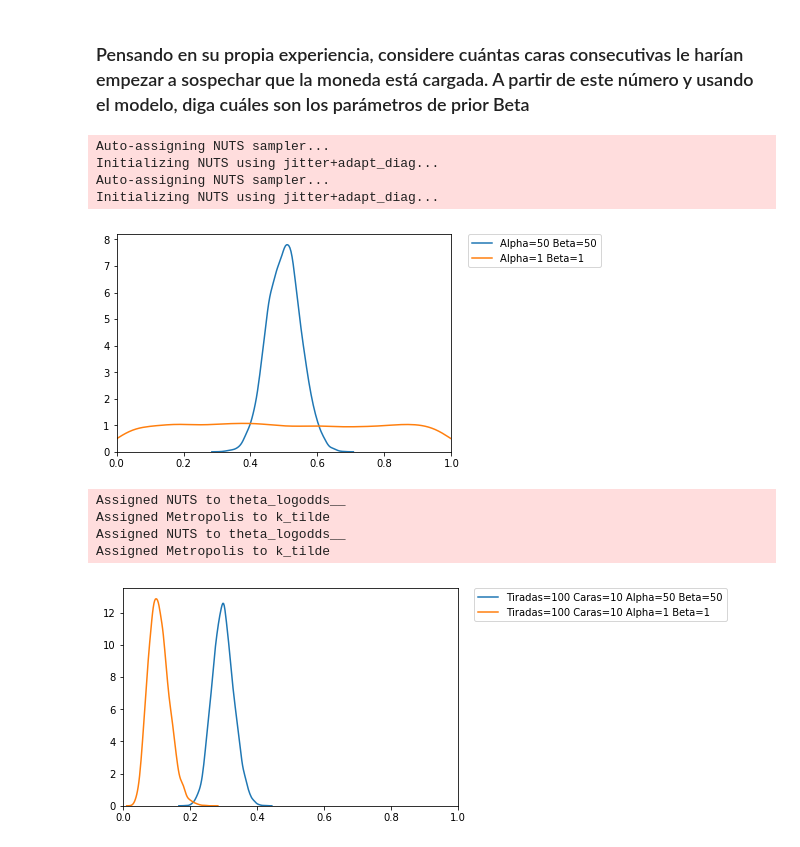
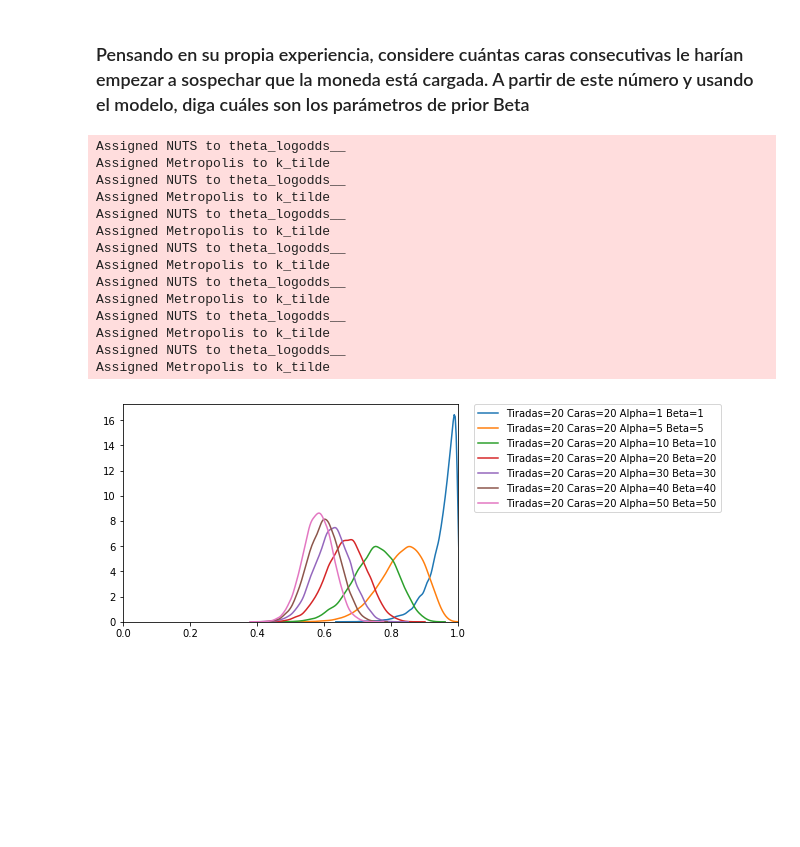
Before and after one commit to santiago-mb/data-science, a Jupyter notebook: wip/tp5/tp5.ipynb, the cells around one changed output. Saved outputs shown, nothing was run; the diff lists cells and outputs as text; code cells hidden in the pictures; blank space fills up the shorter version.

```diff
--- a/wip/tp5/tp5.ipynb
+++ b/wip/tp5/tp5.ipynb
@@ -162,36 +162,39 @@ El modelo en general creemos que explica bien el mecanismo usual que nosotros mi
 Si luego de alguna cantidad significativa de tiradas (que estará determinada por cuáles fueron nuestros alfa y beta en el prior) los resultados que vemos se corresponden con el prior, concluiremos que entonces la moneda sigue nuestras creencias previas (en términos del modelo, la distribución de la posterior es muy similar a la del prior); si por el contrario comenzamos a ver que los resultados de las tiradas se contradicen con nuestra asunción (si por ejemplo, creíamos que la moneda no estaba cargada pero vemos constantemente caras), entonces comenzaremos a sospechar que sí está cargada.  Si nuestro conocimiento previo era de total ignorancia respecto a la moneda (i.e., Beta(1,1)), entonces las conclusiones que saquemos estarán dadas exclusivamente por las observaciones.
 # %% [markdown]
 ### Pensando en su propia experiencia, considere cuántas caras consecutivas le harían empezar a sospechar que la moneda está cargada. A partir de este número y usando el modelo, diga cuáles son los parámetros de prior Beta
-# %%
-trace_50_50 = trace_beta(50, 50)
-ax = sns.kdeplot(trace_50_50['theta'], label = 'Alpha=50 Beta=50')
-ax.set_xlim([0, 1])
-
-trace_1_1 = trace_beta(1, 1)
-ax = sns.kdeplot(trace_1_1['theta'], label = 'Alpha=1 Beta=1')
-ax.set_xlim([0, 1])
-
-plt.legend(bbox_to_anchor=(1.05, 1), loc=2, borderaxespad=0.)
-plt.show()
-
-trace_100_10_50_50, _= foo(100, 10, 50, 50)
-ax = sns.kdeplot(trace_100_10_50_50['theta'], label = 'Tiradas=100 Caras=10 Alpha=50 Beta=50')
-ax.set_xlim([0, 1])
-
-trace_100_10_1_1, _= foo(100, 10, 1, 1)
-ax = sns.kdeplot(trace_100_10_1_1['theta'], label = 'Tiradas=100 Caras=10 Alpha=1 Beta=1')
-ax.set_xlim([0, 1])
-
-plt.legend(bbox_to_anchor=(1.05, 1), loc=2, borderaxespad=0.)
-plt.show()
-# %% [output]
-Auto-assigning NUTS sampler...
-Initializing NUTS using jitter+adapt_diag...
-Auto-assigning NUTS sampler...
-Initializing NUTS using jitter+adapt_diag...
-[figure, removed]
-Assigned NUTS to theta_logodds__
-Assigned Metropolis to k_tilde
-Assigned NUTS to theta_logodds__
-Assigned Metropolis to k_tilde
-[figure, removed]
+# %%
+trace_20_20_1_1, model_map_20_20_1_1 = foo(20, 20, 1, 1)
+trace_20_20_5_5, model_map_20_20_5_5 = foo(20, 20, 5, 5)
+trace_20_20_10_10, model_map_20_20_10_10 = foo(20, 20, 10, 10)
+trace_20_20_20_20, model_map_20_20_20_20 = foo(20, 20, 20, 20)
+trace_20_20_30_30, model_map_20_20_30_30 = foo(20, 20, 30, 30)
+trace_20_20_40_40, model_map_20_20_40_40 = foo(20, 20, 40, 40)
+trace_20_20_50_50, model_map_20_20_50_50 = foo(20, 20, 50, 50)
+
+ax = sns.kdeplot(trace_20_20_1_1['theta'], label = 'Tiradas=20 Caras=20 Alpha=1 Beta=1')
+ax = sns.kdeplot(trace_20_20_5_5['theta'], label = 'Tiradas=20 Caras=20 Alpha=5 Beta=5')
+ax = sns.kdeplot(trace_20_20_10_10['theta'], label = 'Tiradas=20 Caras=20 Alpha=10 Beta=10')
+ax = sns.kdeplot(trace_20_20_20_20['theta'], label = 'Tiradas=20 Caras=20 Alpha=20 Beta=20')
+ax = sns.kdeplot(trace_20_20_30_30['theta'], label = 'Tiradas=20 Caras=20 Alpha=30 Beta=30')
+ax = sns.kdeplot(trace_20_20_40_40['theta'], label = 'Tiradas=20 Caras=20 Alpha=40 Beta=40')
+ax = sns.kdeplot(trace_20_20_50_50['theta'], label = 'Tiradas=20 Caras=20 Alpha=50 Beta=50')
+
+ax.set_xlim([0, 1])
+plt.legend(bbox_to_anchor=(1.05, 1), loc=2, borderaxespad=0.)
+plt.show()
+# %% [output]
+Assigned NUTS to theta_logodds__
+Assigned Metropolis to k_tilde
+Assigned NUTS to theta_logodds__
+Assigned Metropolis to k_tilde
+Assigned NUTS to theta_logodds__
+Assigned Metropolis to k_tilde
+Assigned NUTS to theta_logodds__
+Assigned Metropolis to k_tilde
+Assigned NUTS to theta_logodds__
+Assigned Metropolis to k_tilde
+Assigned NUTS to theta_logodds__
+Assigned Metropolis to k_tilde
+Assigned NUTS to theta_logodds__
+Assigned Metropolis to k_tilde
+[figure, added]
```
